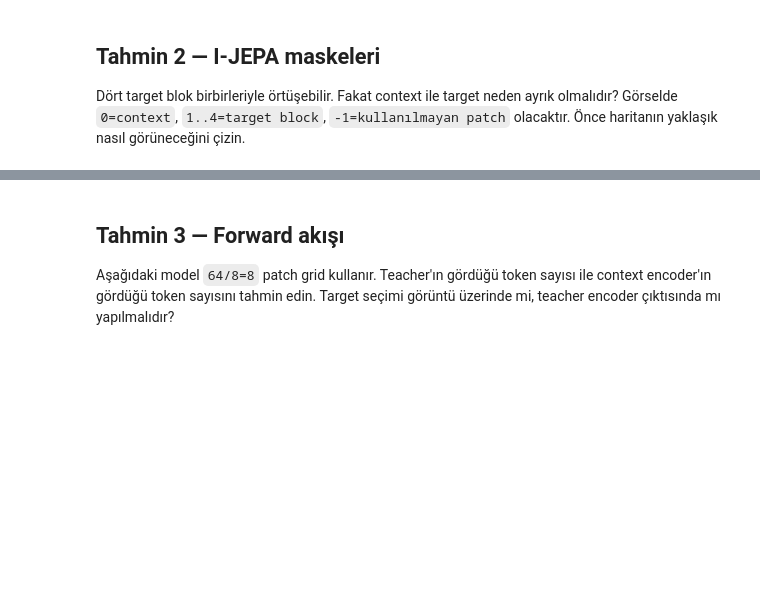
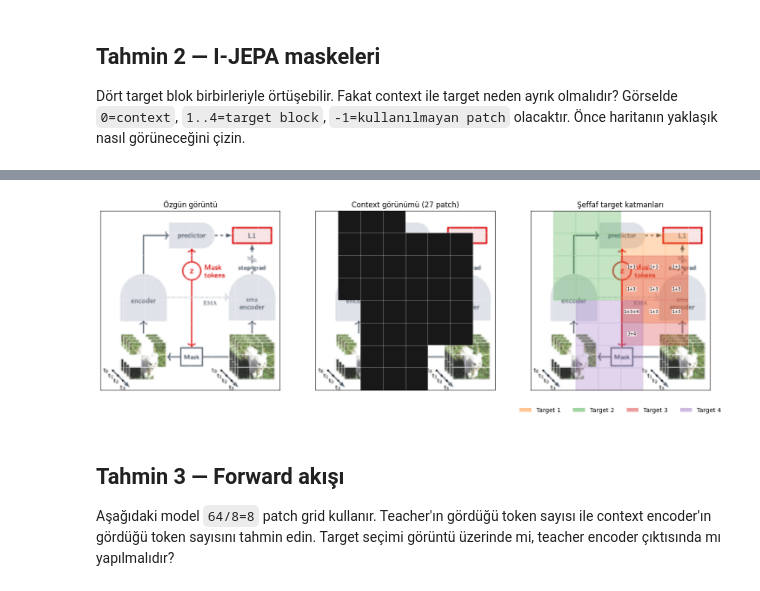
Before and after one commit to ErcanKurtoglu/JEPA_experiment, a Jupyter notebook: notebooks/00_foundations_and_ijepa.ipynb, the cells around one changed output, grey strips where cells are left out. Cells and saved outputs as stored; diff of their text form; code cells hidden in the pictures; blank space fills up the shorter version.

```diff
--- a/notebooks/00_foundations_and_ijepa.ipynb
+++ b/notebooks/00_foundations_and_ijepa.ipynb
@@ -72,3 +220,74 @@ print('target-target overlap exists:', any(target_sets[i] & target_sets[j] for i
+# %%
+from collections import defaultdict
+from PIL import Image, ImageOps
+from matplotlib.patches import Patch, Rectangle
+import numpy as np
+
+image_path = ROOT / 'upstream/vjepa2/assets/vjepa2-abstract-new.png'
+if not image_path.is_file():
+    raise FileNotFoundError(f'Örnek görüntü bulunamadı: {image_path}')
+
+image = ImageOps.fit(Image.open(image_path).convert('RGB'), (256, 256))
+image_array = np.asarray(image)
+grid_height, grid_width = masks.grid_size
+patch_height = image_array.shape[0] // grid_height
+patch_width = image_array.shape[1] // grid_width
+
+context_view = np.full_like(image_array, 24)
+for index in context_indices:
+    y, x = divmod(index, grid_width)
+    y0, y1 = y * patch_height, (y + 1) * patch_height
+    x0, x1 = x * patch_width, (x + 1) * patch_width
+    context_view[y0:y1, x0:x1] = image_array[y0:y1, x0:x1]
+
+memberships = defaultdict(list)
+for block_id, indices in enumerate(target_indices, start=1):
+    for index in indices:
+        memberships[index].append(block_id)
+
+colors = plt.get_cmap('tab10').colors[1:5]
+figure, axes = plt.subplots(1, 3, figsize=(15, 5))
+axes[0].imshow(image_array)
+axes[0].set_title('Özgün görüntü')
+axes[1].imshow(context_view)
+axes[1].set_title(f'Context görünümü ({len(context_indices)} patch)')
+axes[2].imshow(image_array)
+axes[2].set_title('Şeffaf target katmanları')
+
+for block_id, indices in enumerate(target_indices, start=1):
+    color = colors[block_id - 1]
+    for index in indices:
+        y, x = divmod(index, grid_width)
+        axes[2].add_patch(Rectangle(
+            (x * patch_width - 0.5, y * patch_height - 0.5),
+            patch_width, patch_height, facecolor=color, edgecolor=color,
+            linewidth=1.0, alpha=0.28,
+        ))
+
+for index, blocks in memberships.items():
+    if len(blocks) > 1:
+        y, x = divmod(index, grid_width)
+        axes[2].text(
+            (x + 0.5) * patch_width - 0.5,
+            (y + 0.5) * patch_height - 0.5,
+            '+'.join(map(str, blocks)), ha='center', va='center', fontsize=7,
+            bbox={'facecolor': 'white', 'alpha': 0.75, 'edgecolor': 'none', 'pad': 0.5},
+        )
+
+for axis in axes:
+    axis.set_xticks(np.arange(0, image_array.shape[1] + 1, patch_width) - 0.5)
+    axis.set_yticks(np.arange(0, image_array.shape[0] + 1, patch_height) - 0.5)
+    axis.grid(color='white', linewidth=0.5, alpha=0.65)
+    axis.tick_params(left=False, bottom=False, labelleft=False, labelbottom=False)
+
+axes[2].legend(
+    handles=[Patch(facecolor=colors[i], alpha=0.45, label=f'Target {i + 1}') for i in range(4)],
+    loc='lower center', bbox_to_anchor=(0.5, -0.16), ncol=4, frameon=False,
+)
+figure.tight_layout()
+plt.show()
+# %% [output]
+[figure, added]
 # %% [markdown]
 ## Tahmin 3 — Forward akışı
 
```
Also changed, not shown: parts of 31 cells of this notebook, 1 other file.
